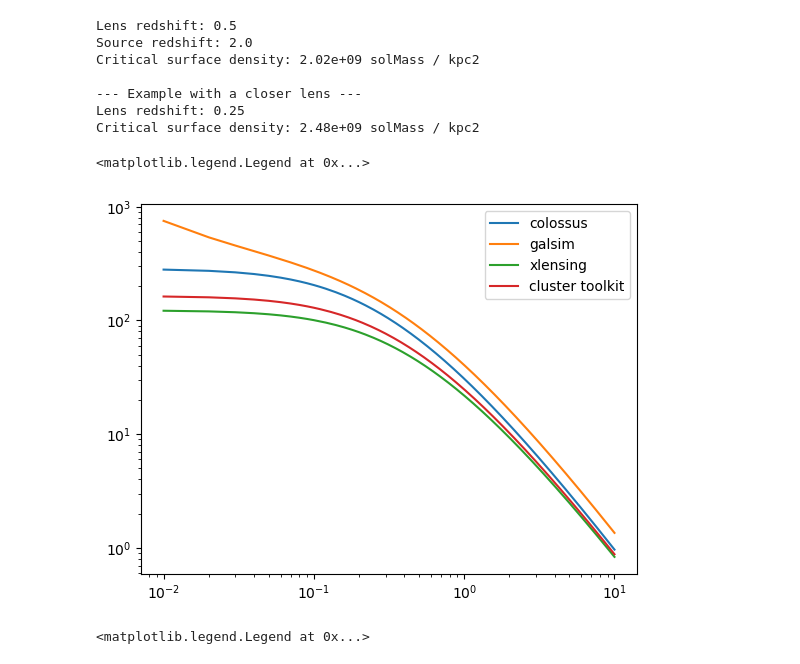
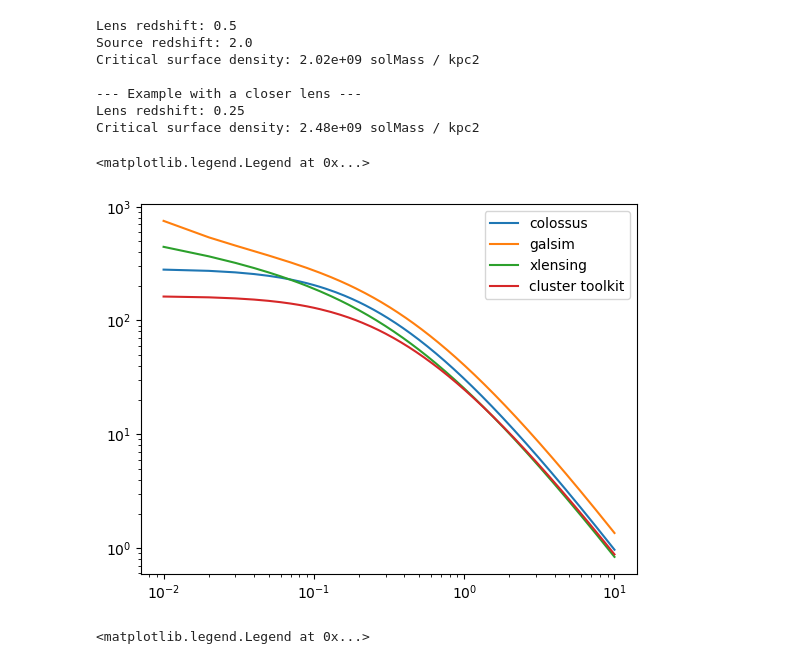
Before and after one commit to andrevitorelli/destacking, a Jupyter notebook: notebooks/prototype_destacking.ipynb, the cells around one changed output. Drawn from its saved outputs; the diff is of its cells as text; code cells hidden in the pictures.

Commit message:
working on vectorizing NFW_Shear

```diff
--- a/notebooks/prototype_destacking.ipynb
+++ b/notebooks/prototype_destacking.ipynb
@@ -127,22 +132,22 @@ delta_sigma_toolkit=deltasigma.DeltaSigma_at_R(
     delta=200,
 )
 # %%
-xlensing_res=xlensing.model.NFW_shear(Mhalo,conc,zhalo,1.,0.,0.,radii_mpc)
+xlensing_res=NFW_shear(Mhalo,conc,zhalo,1.,0.,0.,radii_mpc)
 delta_sigma_xlensing = xlensing_res['NFW Signal']
 # %%
 delta_sigma_galsim = shears_galsim[:,0]*scrit
 # %%
 plt.plot(radii_mpc,delta_sigma_colossus,label='colossus')
 plt.plot(radii_mpc,delta_sigma_galsim,label='galsim')
-plt.plot(radii_mpc,delta_sigma_xlensing,label='xlensing')
+plt.plot(radii_mpc,delta_sigma_xlensing*cosmo.h**2,label='xlensing')
 plt.plot(radii_mpc,delta_sigma_toolkit,label='cluster toolkit')
 
 plt.xscale('log')
 plt.yscale('log')
 plt.legend()
 # %% [output]
 <matplotlib.legend.Legend at 0x...>
-[figure, old version]
+[figure, new version]
 # %%
 plt.plot(radii_mpc,delta_sigma_colossus,label='colossus')
 plt.plot(radii_mpc,delta_sigma_galsim,label='galsim')
```
Also changed, not shown: parts of 43 cells of this notebook.
